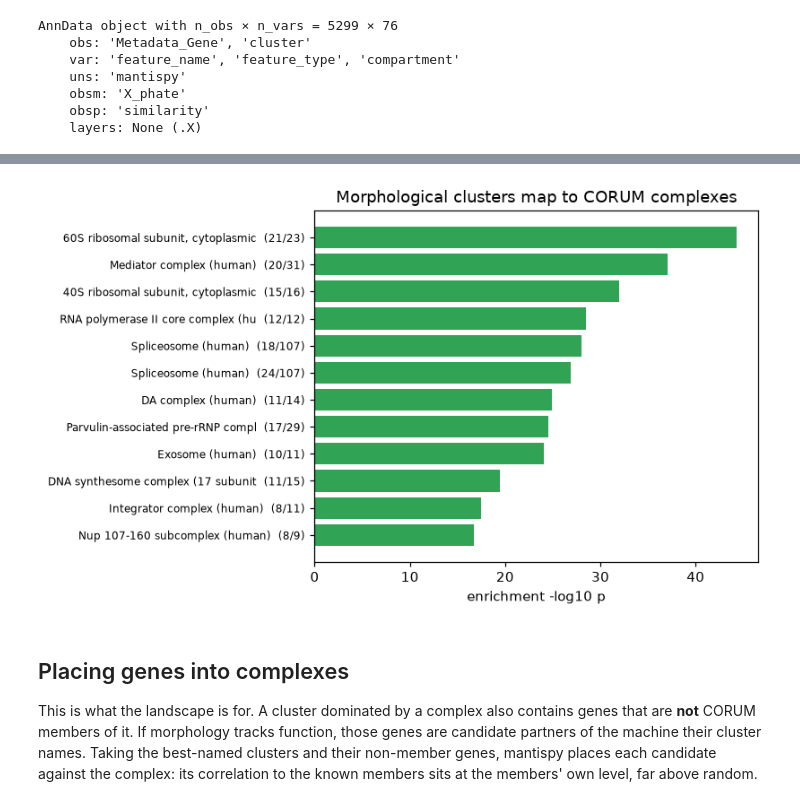
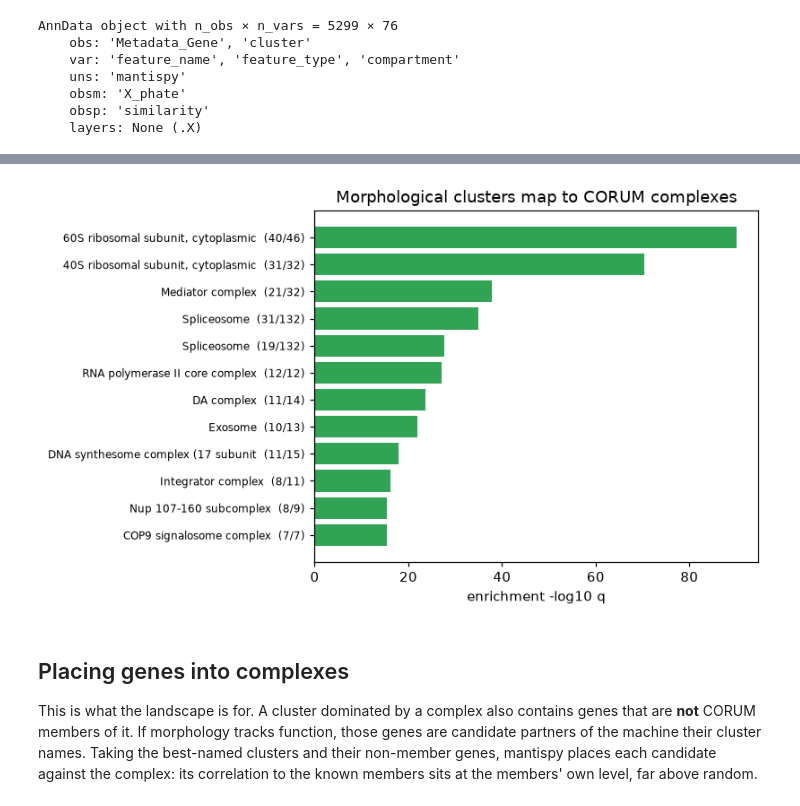
Before and after one commit to scverse/mantispy, a Jupyter notebook: docs/case_studies/optical_pooled_screens.ipynb, the cells around one changed output, grey strips where cells are left out. Saved outputs shown, nothing was run; the diff lists cells and outputs as text; code cells hidden in the pictures.

```diff
--- a/docs/case_studies/optical_pooled_screens.ipynb
+++ b/docs/case_studies/optical_pooled_screens.ipynb
@@ -428,52 +502,20 @@ built from pixels line up with real machinery, with no sequence or annotation us
-# %%
-from scipy.stats import hypergeom
-
-n_all = land.n_obs
-in_corum = {g for ms in comp.values() for g in ms}
-gene_to_comp = {}
-for c, ms in comp.items():
-    for g in ms:
-        gene_to_comp.setdefault(g, []).append(c)
-
-
-def _dominant_complex(members):
-    counts = {}
-    for g in members:
-        for c in gene_to_comp.get(g, []):
-            counts[c] = counts.get(c, 0) + 1
-    best = None
-    for c, k in counts.items():
-        if k < 4:
-            continue
-        p = float(hypergeom.sf(k - 1, n_all, len(comp[c]), len(members)))
-        if best is None or p < best[1]:
-            best = (c, p, k, len(comp[c]))
-    return best
-
-
-rows = []
-for cl, size in land.obs["cluster"].value_counts().items():
-    if size < 20:
-        continue
-    members = list(land.obs_names[(land.obs["cluster"] == cl).to_numpy()])
-    best = _dominant_complex(members)
-    if best and best[1] < 1e-4:
-        rows.append((cl, len(members), best[0], best[2], best[3], -np.log10(max(best[1], 1e-300))))
-modules = pd.DataFrame(rows, columns=["cluster", "n", "complex", "k", "size", "neglog10p"]).sort_values("neglog10p")
-tab = modules.tail(12)
-fig, ax = plt.subplots(figsize=(7.5, 4.5))
-ax.barh(range(len(tab)), tab["neglog10p"], color="#31a354")
-ax.set_yticks(
-    range(len(tab)),
-    [f"{c[:34]}  ({k}/{s})" for c, k, s in zip(tab["complex"], tab["k"], tab["size"], strict=True)],
-    fontsize=8,
-)
-ax.set_xlabel("enrichment -log10 p")
-ax.set_title("Morphological clusters map to CORUM complexes")
-fig.tight_layout()
-plt.show()
-# %% [output]
-[figure, removed]
+# %%
+mt.tl.ora(land, groupby="cluster", net=corum, gene_key="Metadata_Gene", tmin=4, padj_by="group")
+ora = pd.DataFrame(land.uns["mantispy"]["ora"])
+sizes = land.obs["cluster"].value_counts()
+comp_size = {c: len(ms) for c, ms in comp.items()}
+rows = []
+for cl, grp in ora[ora["odds_ratio"] > 0].groupby("group"):
+    if sizes.get(cl, 0) < 20:
+        continue
+    best = grp.sort_values("qvalue").iloc[0]
+    if best["qvalue"] < 1e-3 and best["source"] in comp_size:
+        rows.append((cl, sizes[cl], best["source"], int(best["n"]), comp_size[best["source"]],
+                     -np.log10(max(float(best["qvalue"]), 1e-300))))
+modules = pd.DataFrame(rows, columns=["cluster", "n", "complex", "k", "size", "neglog10q"]).sort_values("neglog10q")
+plot_cluster_names(modules)
+# %% [output]
+[figure, added]
 # %% [markdown]
 ## Placing genes into complexes
 
```
Also changed, not shown: parts of 26 cells of this notebook.
